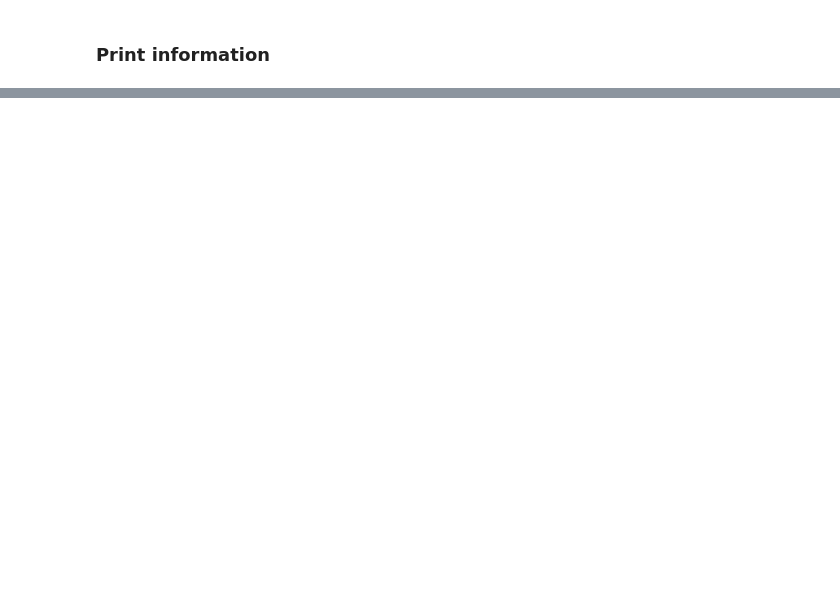
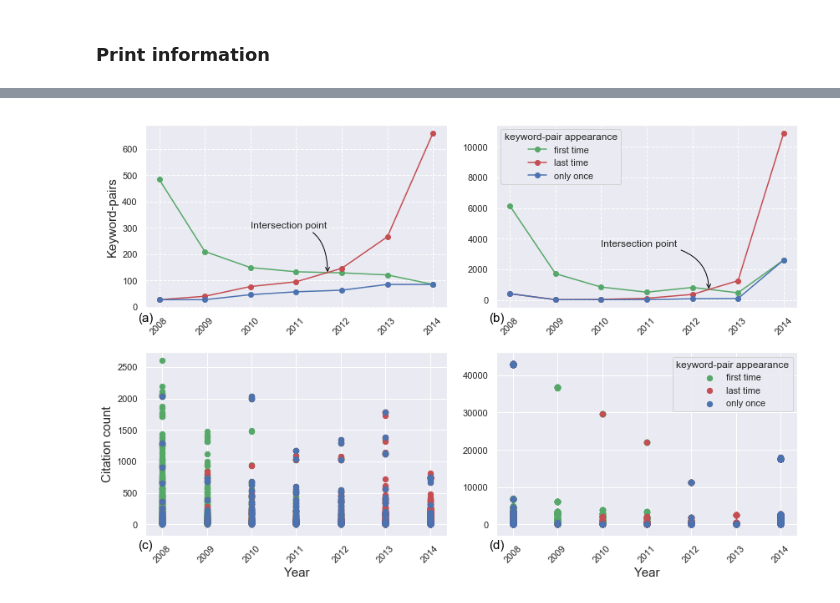
Before and after one commit to ffaisal93/linkPrediction, a Jupyter notebook: Link_Analysis.ipynb, the cells around one changed output, grey strips where cells are left out. Drawn from its saved outputs; the diff is of its cells as text; code cells hidden in the pictures; blank space fills up the shorter version.

```diff
--- a/Link_Analysis.ipynb
+++ b/Link_Analysis.ipynb
@@ -371,0 +781,6 @@ print(gr_ke.to_latex(float_format=lambda x: '%.2f' % x))
+# %%
+from textwrap import wrap
+labels=['Really really really really really really long label 1',
+        'Really really really really really really long label 2',
+        'Really really really really really really long label 3']
+xtick = [ '\n'.join(wrap(l, 10)) for l in xtick]
@@ -371,0 +880,77 @@ print(gr_ke.to_latex(float_format=lambda x: '%.2f' % x))
+# %%
+import seaborn as sns; sns.set(color_codes=True)
+result_rec={'apnea':{'first time':[484, 210, 149, 133, 129, 121, 85],
+                  'last time':[27, 40, 77, 95, 146, 266, 660],
+                  'only once':[27, 27, 46, 57, 63, 85, 85]},
+        'obesity':{'first time':[6142, 1711, 836, 503, 811, 463, 2607],
+                  'last time':[403, 13, 34, 105, 355, 1254, 10909],
+                  'only once':[403, 11, 11, 11, 72, 87, 2607]}}
+serial=[['(a)','(b)'],['(c)','(d)']]
+fig, axs = plt.subplots(2,2,figsize=(12,8))
+title = ['$G_s$','$G_o$']
+col=['g','r','b']
+for ind in range(0,2,1):
+    ax=axs[0][ind]
+    ax.set_axisbelow(True)
+    ax.grid(axis='both', linestyle='--')
+    # major_ticks = np.arange(0, 8, .5)
+    minor_ticks = np.arange(4, 26, 4)
+
+    # ax.set_xticks(major_ticks)
+#     ax.set_xticks(minor_ticks, minor=True)
+    # ax.set_yticks(major_ticks)
+    # ax.set_yticks(minor_ticks, minor=True)
+#     ax.grid(which='minor',linestyle='-', alpha=.8)
+    plt.sca(ax)
+#     plt.ylim(-0.5, 8)
+#     plt.xlim(0, 24)
+    count = 0
+    for name,res in result_rec[domain[ind]].items():
+        ax.plot(res,'o-',c=col[count],label=name)
+        count=count+1
+    xtick=[]
+    xtick=[2008,2009,2010,2011,2012,2013,2014]
+    x_pos = np.arange(len(xtick))
+    plt.xticks(x_pos, xtick, rotation=45)
+    if ind==1:
+        plt.legend(title="keyword-pair appearance",loc='best',fancybox=True)
+    plt.title(""+str(serial[0][ind]), position=(.0, -.1),fontsize=15, color='black')
+    if ind==0:
+        plt.ylabel('Keyword-pairs', fontsize=15)
+
+axs[0][1].annotate('Intersection point', xy=(4.36, 600), xytext=(2, 3500),
+    arrowprops=dict(arrowstyle="->",
+                    connectionstyle="angle3,angleA=0,angleB=-90",color='black'));
+
+axs[0][0].annotate('Intersection point', xy=(3.69, 125), xytext=(2, 300),
+        arrowprops=dict(arrowstyle="->",
+                        connectionstyle="angle3,angleA=0,angleB=-90",color='black'));
+
+
+markers=['o','o','o']
+size=[40,40,40]
+
+for ind in range(0,2):
+    ax=axs[1][ind]
+    plt.sca(ax)
+    cite_fast,year_fast,cite_last,year_last,cite_un,year_un = citt(ind)
+    ax.scatter(year_fast,cite_fast,c=col[0],label='first time',marker=markers[0],s=size[0])
+    ax.scatter(year_last,cite_last,c=col[1],label='last time',marker=markers[1],s=size[1])
+    ax.scatter(year_un,cite_un,c=col[2],label='only once',marker=markers[2],s=size[2])
+    xtick=[]
+    xtick=[2008,2009,2010,2011,2012,2013,2014]
+    plt.xticks(xtick, rotation=45)
+    if ind==1:
+        plt.legend(title="keyword-pair appearance",loc='best',fancybox=True)
+
+    plt.title(""+str(serial[1][ind]), position=(0, -0.1),fontsize=15, color='black')
+    if ind==0:
+        plt.ylabel('Citation count', fontsize=15)
+    plt.xlabel('Year', fontsize=15)
+###save
+plt.tight_layout()
+figpath=root+'dataframes/'
+fig_file_name = os.path.join(figpath,'recency'+ ".pdf")
+plt.savefig(fig_file_name)
+plt.show()
+# %% [output]
@@ -371,0 +959 @@ print(gr_ke.to_latex(float_format=lambda x: '%.2f' % x))
+[figure, added]
```
Also changed, not shown: parts of 80 cells of this notebook, 4 other files.
